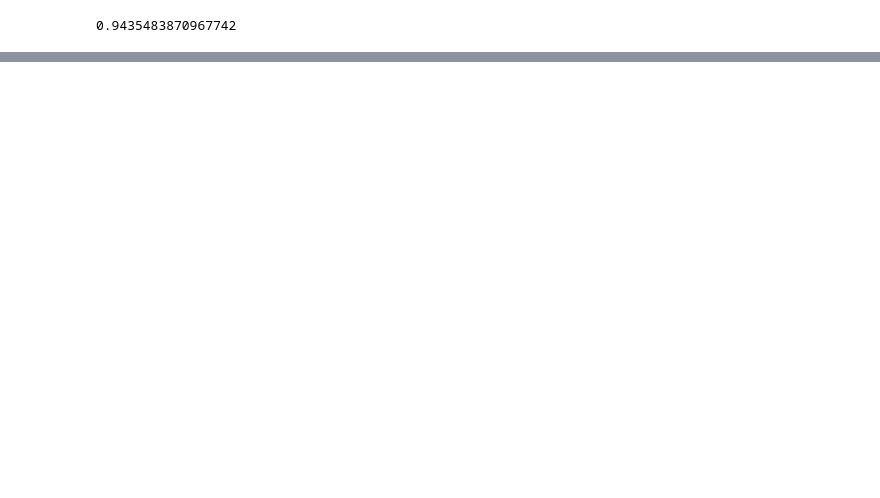
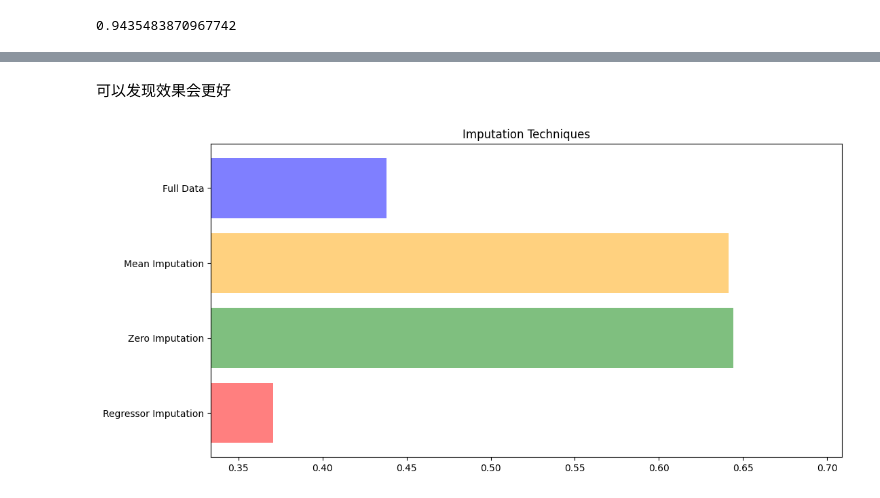
Before and after one commit to Ripple3547/caicai-sklearn, a Jupyter notebook: codes/2.ipynb, the cells around one changed output, grey strips where cells are left out. Saved outputs shown, nothing was run; the diff lists cells and outputs as text; code cells hidden in the pictures; blank space fills up the shorter version.

```diff
--- a/codes/2.ipynb
+++ b/codes/2.ipynb
@@ -120,0 +523,18 @@ rfc_1.oob_score_
+# %%
+X = [
+    X_full,
+    X_missing_mean,
+    X_missing_0,
+    X_missing_reg
+    ]
+mse = []
+
+for x in X:
+    print(1)
+    estimator = RandomForestRegressor(random_state=42, n_estimators=25)
+    print(2)
+    score = cross_val_score(estimator, x, Y_full, cv=5, scoring="neg_mean_squared_error").mean()
+    print(3)
+    mse.append(-score)
+
+print(mse)
@@ -120,0 +555,31 @@ rfc_1.oob_score_
+# %% [markdown]
+可以发现效果会更好
+# %%
+technique_labels = [
+    "Full Data",
+    "Mean Imputation",
+    "Zero Imputation",
+    "Regressor Imputation"
+]
+
+colors = [
+    "blue",
+    "orange",
+    "green",
+    "red"
+]
+
+plt.figure(figsize=(12,6))
+ax = plt.subplot(111)
+
+for i in np.arange(len(mse)):
+    ax.barh(i, mse[i], color=colors[i], alpha=0.5, align="center")
+
+ax.set_title("Imputation Techniques")
+ax.set_xlim(left=np.min(mse) * 0.9, right=np.max(mse) * 1.1)
+ax.set_yticks(np.arange(len(mse)))
+ax.set_yticklabels(technique_labels)
+ax.invert_yaxis()
+plt.show()
+# %% [output]
+[figure, added]
```
Also changed, not shown: parts of 29 cells of this notebook, 5 other files.
